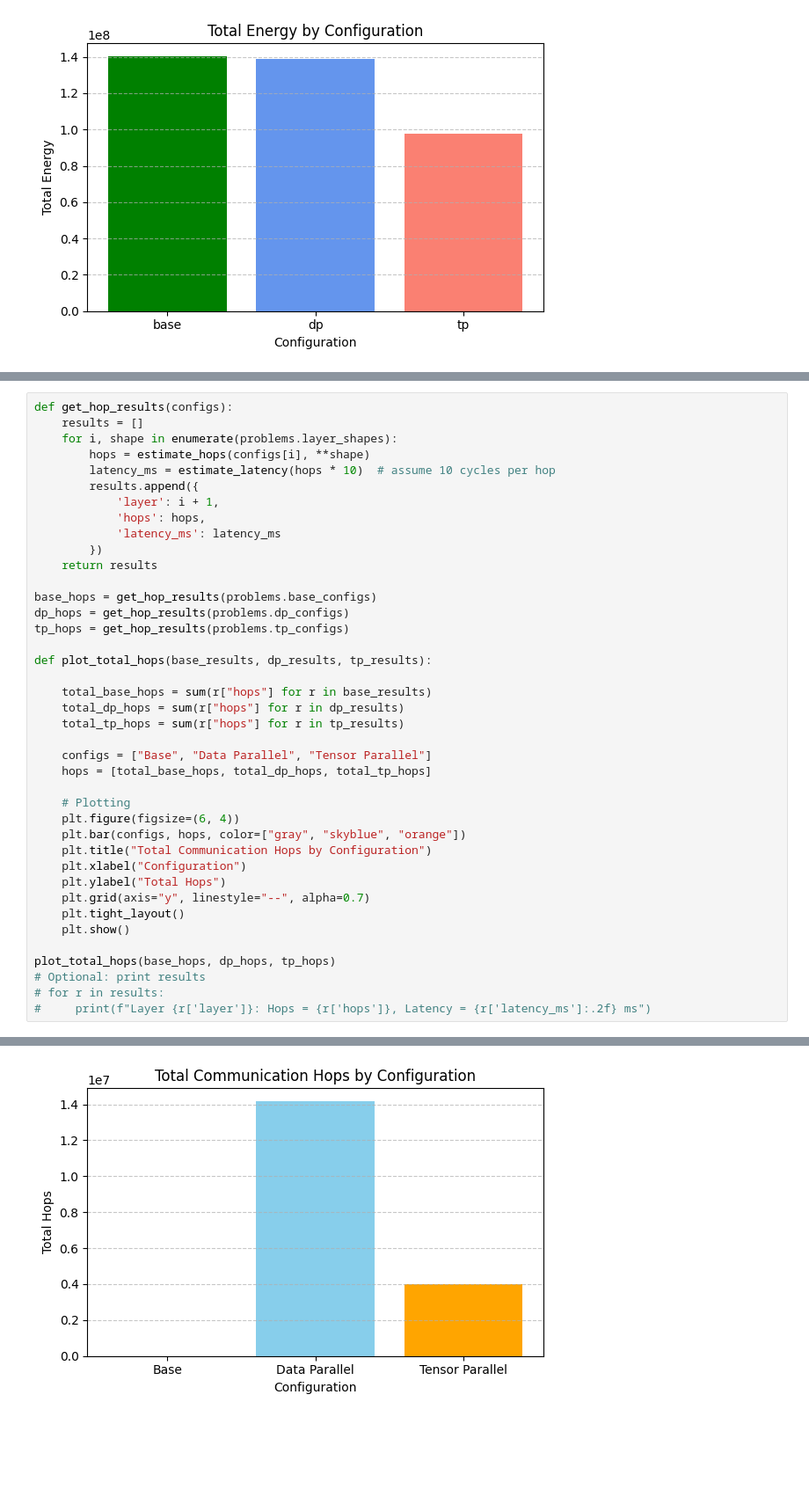
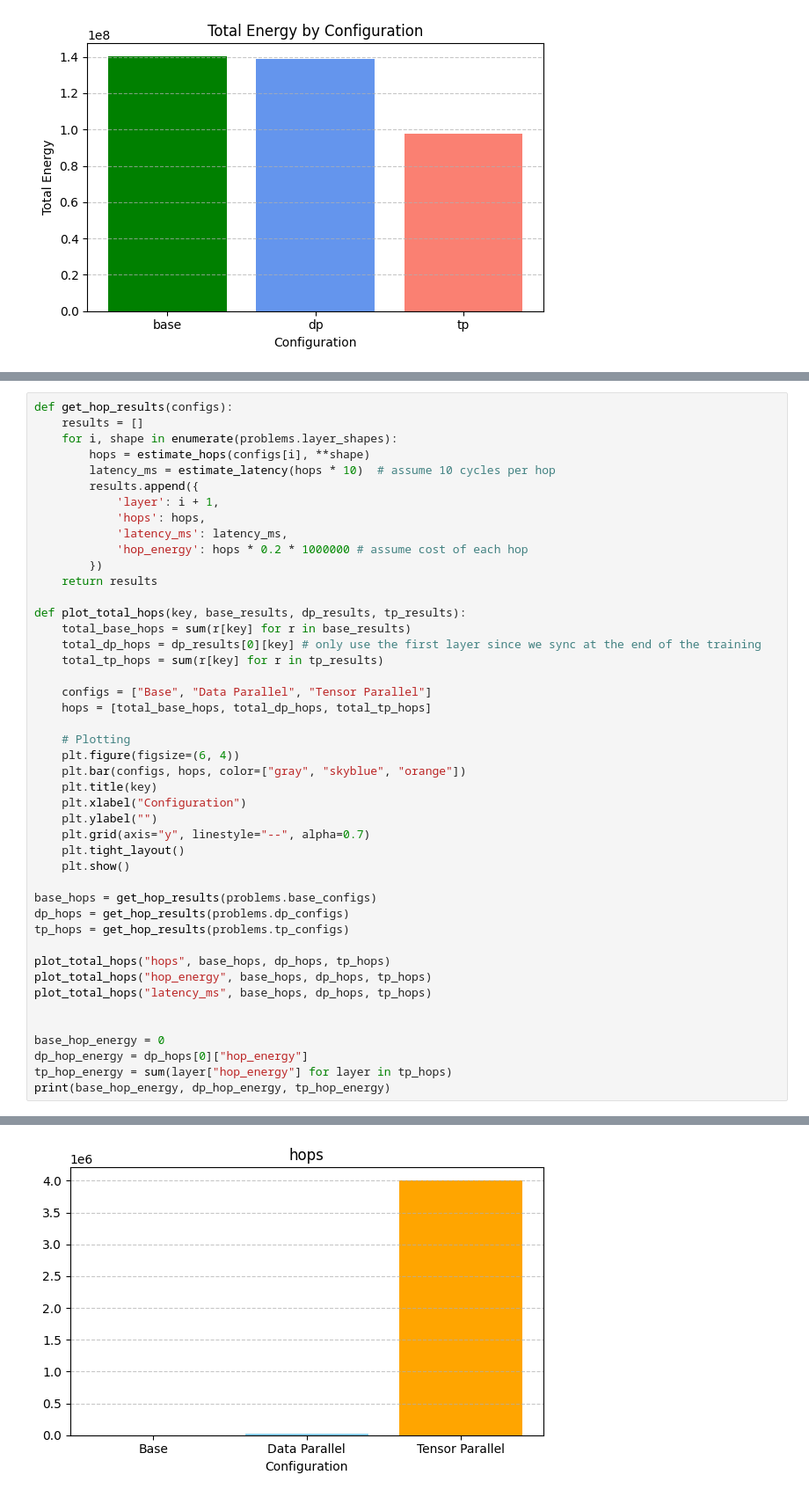
Before and after one commit to feadebekun2/6.593-final, a Jupyter notebook: workspace/tester.ipynb, the cells around one changed output, grey strips where cells are left out. Shown: that part at 88% size. Drawn from its saved outputs; the diff is of its cells as text; blank space fills up the shorter version.

```diff
--- a/workspace/tester.ipynb
+++ b/workspace/tester.ipynb
@@ -97,53 +108,58 @@ def get_hop_results(configs):
         results.append({
             'layer': i + 1,
             'hops': hops,
-            'latency_ms': latency_ms
+            'latency_ms': latency_ms,
+            'hop_energy': hops * 0.2 * 1000000 # assume cost of each hop
         })
     return results
 
-base_hops = get_hop_results(problems.base_configs)
-dp_hops = get_hop_results(problems.dp_configs)
-tp_hops = get_hop_results(problems.tp_configs)
-
-def plot_total_hops(base_results, dp_results, tp_results):
-
-    total_base_hops = sum(r["hops"] for r in base_results)
-    total_dp_hops = sum(r["hops"] for r in dp_results)
-    total_tp_hops = sum(r["hops"] for r in tp_results)
+def plot_total_hops(key, base_results, dp_results, tp_results):
+    total_base_hops = sum(r[key] for r in base_results)
+    total_dp_hops = dp_results[0][key] # only use the first layer since we sync at the end of the training
+    total_tp_hops = sum(r[key] for r in tp_results)
 
     configs = ["Base", "Data Parallel", "Tensor Parallel"]
     hops = [total_base_hops, total_dp_hops, total_tp_hops]
 
     # Plotting
     plt.figure(figsize=(6, 4))
     plt.bar(configs, hops, color=["gray", "skyblue", "orange"])
-    plt.title("Total Communication Hops by Configuration")
+    plt.title(key)
     plt.xlabel("Configuration")
-    plt.ylabel("Total Hops")
+    plt.ylabel("")
     plt.grid(axis="y", linestyle="--", alpha=0.7)
     plt.tight_layout()
     plt.show()
 
-plot_total_hops(base_hops, dp_hops, tp_hops)
-# Optional: print results
-# for r in results:
-#     print(f"Layer {r['layer']}: Hops = {r['hops']}, Latency = {r['latency_ms']:.2f} ms")
+base_hops = get_hop_results(problems.base_configs)
+dp_hops = get_hop_results(problems.dp_configs)
+tp_hops = get_hop_results(problems.tp_configs)
+
+plot_total_hops("hops", base_hops, dp_hops, tp_hops)
+plot_total_hops("hop_energy", base_hops, dp_hops, tp_hops)
+plot_total_hops("latency_ms", base_hops, dp_hops, tp_hops)
+
+
+base_hop_energy = 0
+dp_hop_energy = dp_hops[0]["hop_energy"]
+tp_hop_energy = sum(layer["hop_energy"] for layer in tp_hops)
+print(base_hop_energy, dp_hop_energy, tp_hop_energy)
 # %% [output]
 Base Mode
 Base Mode
 Base Mode
 Base Mode
 Base Mode
 Base Mode
 Base Mode
 Base Mode
 Base Mode
 DP Mode
 DP Mode
 DP Mode
 ... (11 lines left out)
 TP Mode
 TP Mode
 TP Mode
 TP Mode
-[figure, old version]
+[figure, new version]
```
Also changed, not shown: parts of 6 cells of this notebook, 19 other files.
